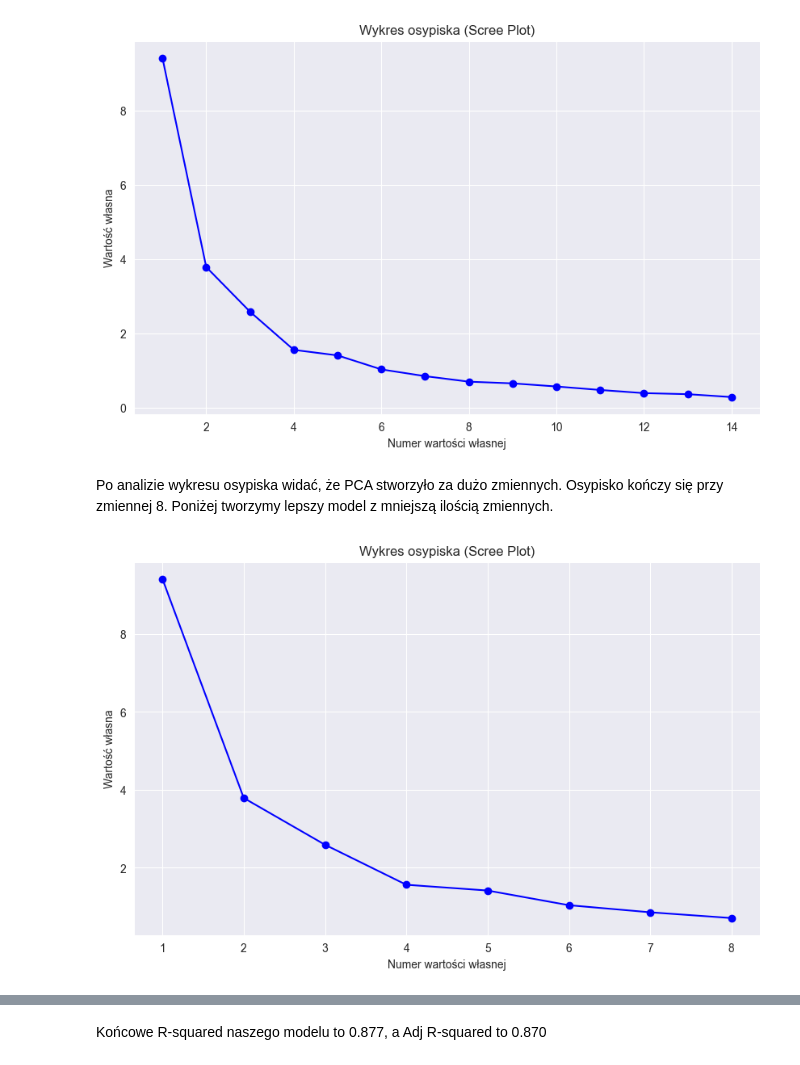
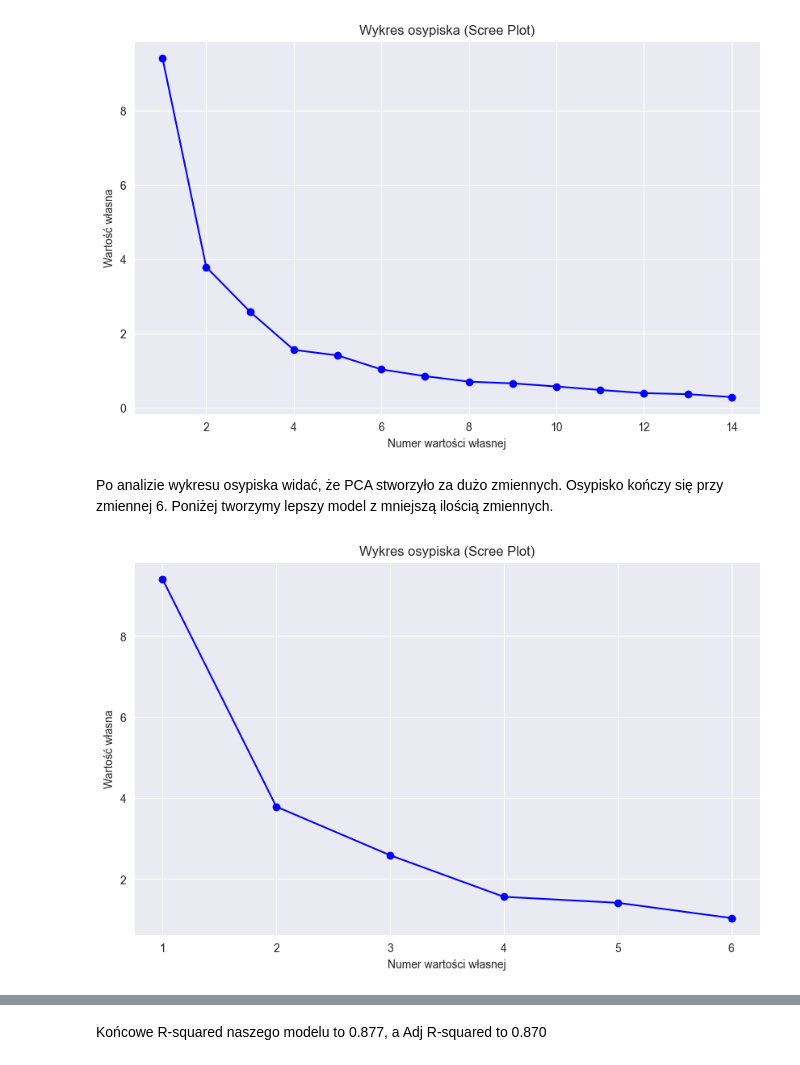
Before and after one commit to olek2303/wybor_zmiennych_py, a Jupyter notebook: wybor_zmiennych_imports85.ipynb, the cells around one changed output, grey strips where cells are left out. Cells and saved outputs as stored; diff of their text form; code cells hidden in the pictures.

```diff
--- a/wybor_zmiennych_imports85.ipynb
+++ b/wybor_zmiennych_imports85.ipynb
@@ -623,22 +623,22 @@ plt.show()
 # %% [output]
 [figure]
 # %% [markdown]
-Po analizie wykresu osypiska widać, że PCA stworzyło za dużo zmiennych. Osypisko kończy się przy zmiennej 8. Poniżej tworzymy lepszy model z mniejszą ilością zmiennych.
+Po analizie wykresu osypiska widać, że PCA stworzyło za dużo zmiennych. Osypisko kończy się przy zmiennej 6. Poniżej tworzymy lepszy model z mniejszą ilością zmiennych.
 # %%
-n_components = 8 # wybor maksymalnej liczby nowych zmiennych
+n_components = 6 # wybor maksymalnej liczby nowych zmiennych
 pca = PCA(n_components=n_components)
 X_pca = pca.fit_transform(imports_scaled)
 
 X_pca_with_const1 = sm.add_constant(X_pca)
 
 plt.figure(figsize=(10, 6))
 plt.plot(range(1, len(pca.explained_variance_) + 1), pca.explained_variance_, marker='o', linestyle='-', color='b')
 plt.title('Wykres osypiska (Scree Plot)')
 plt.xlabel('Numer wartości własnej')
 plt.ylabel('Wartość własna')
 plt.show()
 # %% [output]
-[figure, old version]
+[figure, new version]
 # %%
 model = sm.OLS(imports_dr['price'], X_pca_with_const1)
 pca = model.fit()
```
Also changed, not shown: parts of 22 cells of this notebook, 3 other files.
